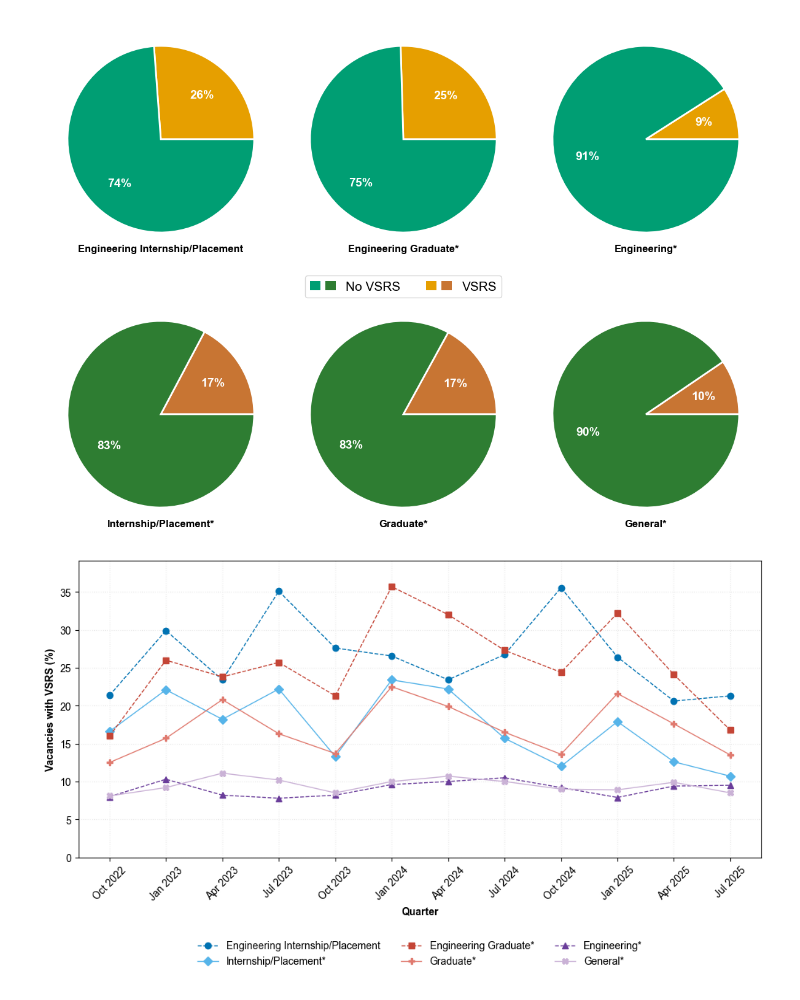
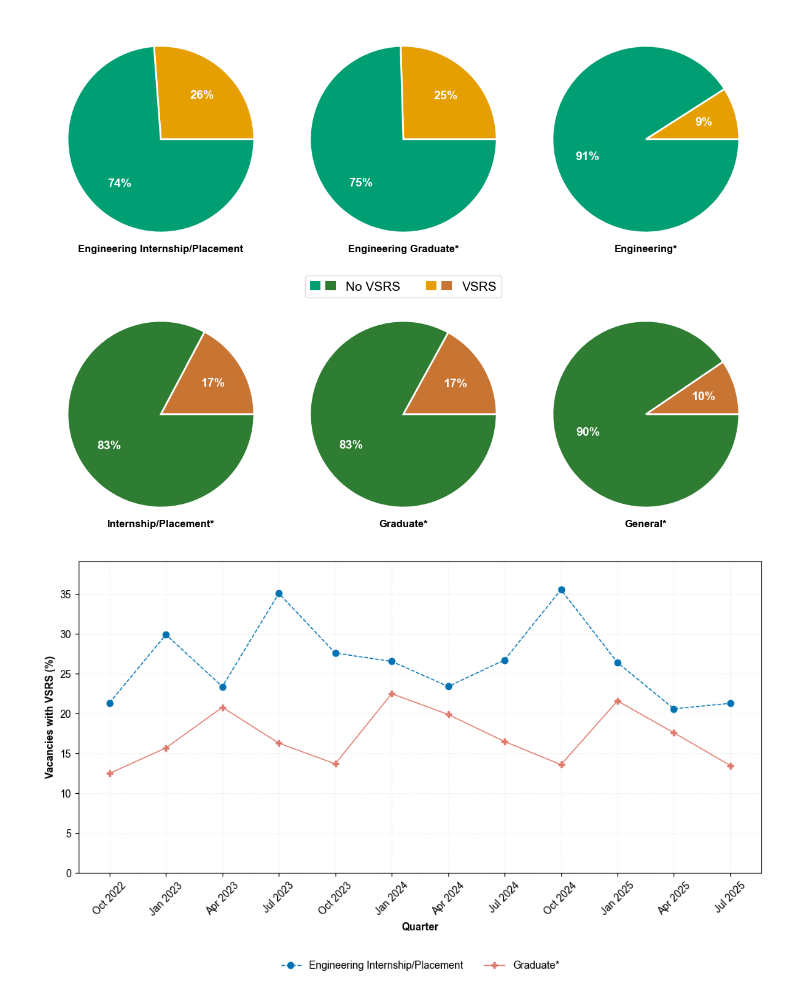
Before and after one commit to elijahalways/EVR, a Jupyter notebook: evr_filter_visuals.ipynb, the cells around one changed output. Drawn from its saved outputs; the diff is of its cells as text; code cells hidden in the pictures.

```diff
--- a/evr_filter_visuals.ipynb
+++ b/evr_filter_visuals.ipynb
@@ -180,11 +180,11 @@ fig, ax = plt.subplots(figsize=(10, 6))
 # Plot each filter's percentage of VSRS
 plot_data = [
     (fdf_percentage,   fdf_title,   "#0072B2", "o", "--"),   # Engineering
-    (ipfdf_percentage, ipfdf_title, "#56B4E9", "D", "-" ),   # Non-engineering
-    (egfdf_percentage, egfdf_title, "#C44536", "s", "--"),   # Engineering
+    #(ipfdf_percentage, ipfdf_title, "#56B4E9", "D", "-" ),   # Non-engineering
+    #(egfdf_percentage, egfdf_title, "#C44536", "s", "--"),   # Engineering
     (gfdf_percentage,  gfdf_title,  "#E07A6F", "P", "-" ),   # Non-engineering
-    (efdf_percentage,  efdf_title,  "#6A3D9A", "^", "--"),   # Engineering
-    (ufdf_percentage,  ufdf_title,  "#CAB2D6", "X", "-" )    # Non-engineering
+    #(efdf_percentage,  efdf_title,  "#6A3D9A", "^", "--"),   # Engineering
+    #(ufdf_percentage,  ufdf_title,  "#CAB2D6", "X", "-" )    # Non-engineering
 ]
 for percentage, title, color, marker, linestyle in plot_data:
     ax.plot(
@@ -212,37 +212,39 @@ ax.set_ylim(
     0,
     max(
         max(fdf_percentage),
-        max(ufdf_percentage),
-        max(efdf_percentage),
-        max(ipfdf_percentage)
+        #max(ufdf_percentage),
+        #max(efdf_percentage),
+        #max(ipfdf_percentage),
+        #max(egfdf_percentage),
+        max(gfdf_percentage)
     ) * 1.1
 )
 
 # Format x-axis labels
 ax.set_xticks(range(len(labels)))
 ax.set_xticklabels(labels, rotation=45)
 
 # Gridlines
 ax.grid(
     True,
     alpha=0.3,
     linestyle=":"
 )
 
 # Legend
 ax.legend(
     loc="upper center",
     bbox_to_anchor=(0.5, -0.25),
-    ncol=3,
+    ncol=3, # Change column depending on number of data variables
     frameon=False
 )
 
 fig.tight_layout()
 
 plt.savefig(
     "filter_line.svg",
     format="svg",
     bbox_inches="tight"
 )
 # %% [output]
-[figure, old version]
+[figure, new version]
```
